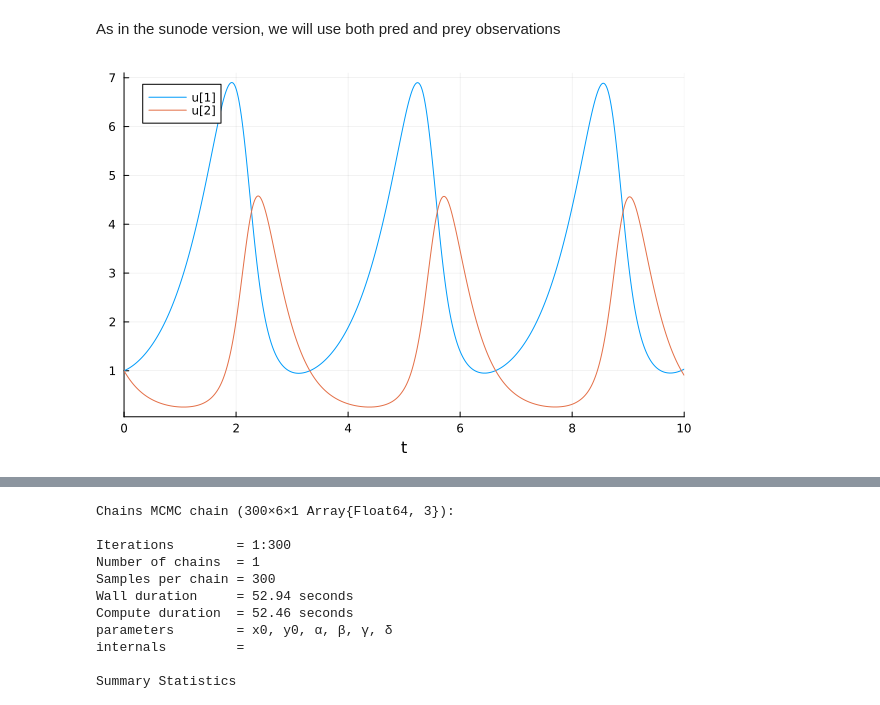
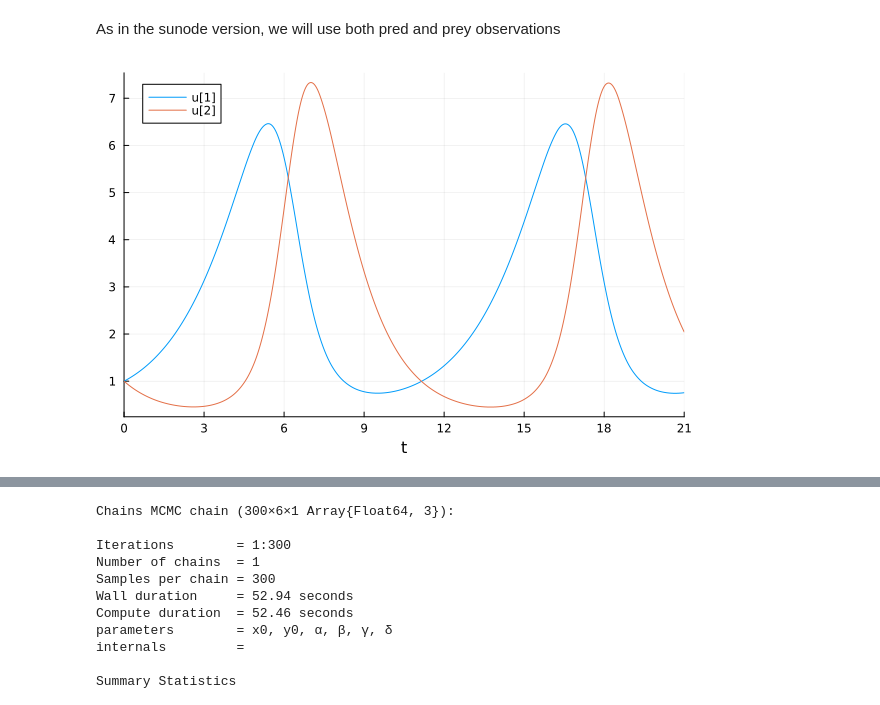
Before and after one commit to DrEntropy/turingTest, a Jupyter notebook: turing_test.ipynb, the cells around one changed output, grey strips where cells are left out. Drawn from its saved outputs; the diff is of its cells as text; code cells hidden in the pictures.

```diff
--- a/turing_test.ipynb
+++ b/turing_test.ipynb
@@ -19,25 +19,25 @@ Random.seed!(14);
 # %%
 # Define Lotka-Volterra model.
 function lotka_volterra(du, u, p, t)
     # Model parameters.
     α, β, γ, δ = p
     # Current state.
     x, y = u
 
     # Evaluate differential equations.
     du[1] = (α - β * y) * x # prey
     du[2] = (δ * x - γ) * y # predator
 
     return nothing
 end
 
 # Define initial-value problem.
 u0 = [1.0, 1.0]
-p = [1.5, 1.0, 3.0, 1.0]
-tspan = (0.0, 10.0)
+p = [.5,.2,.8,.3]
+tspan = (0.0, 21.0)
 prob = ODEProblem(lotka_volterra, u0, tspan, p)
 
 # Plot simulation.
-plot(solve(prob, Tsit5()))
+plot(solve(prob, TRBDF2()))
 # %% [output]
-[figure, old version]
+[figure, new version]
```
Also changed, not shown: parts of 12 cells of this notebook, 1 other file.
